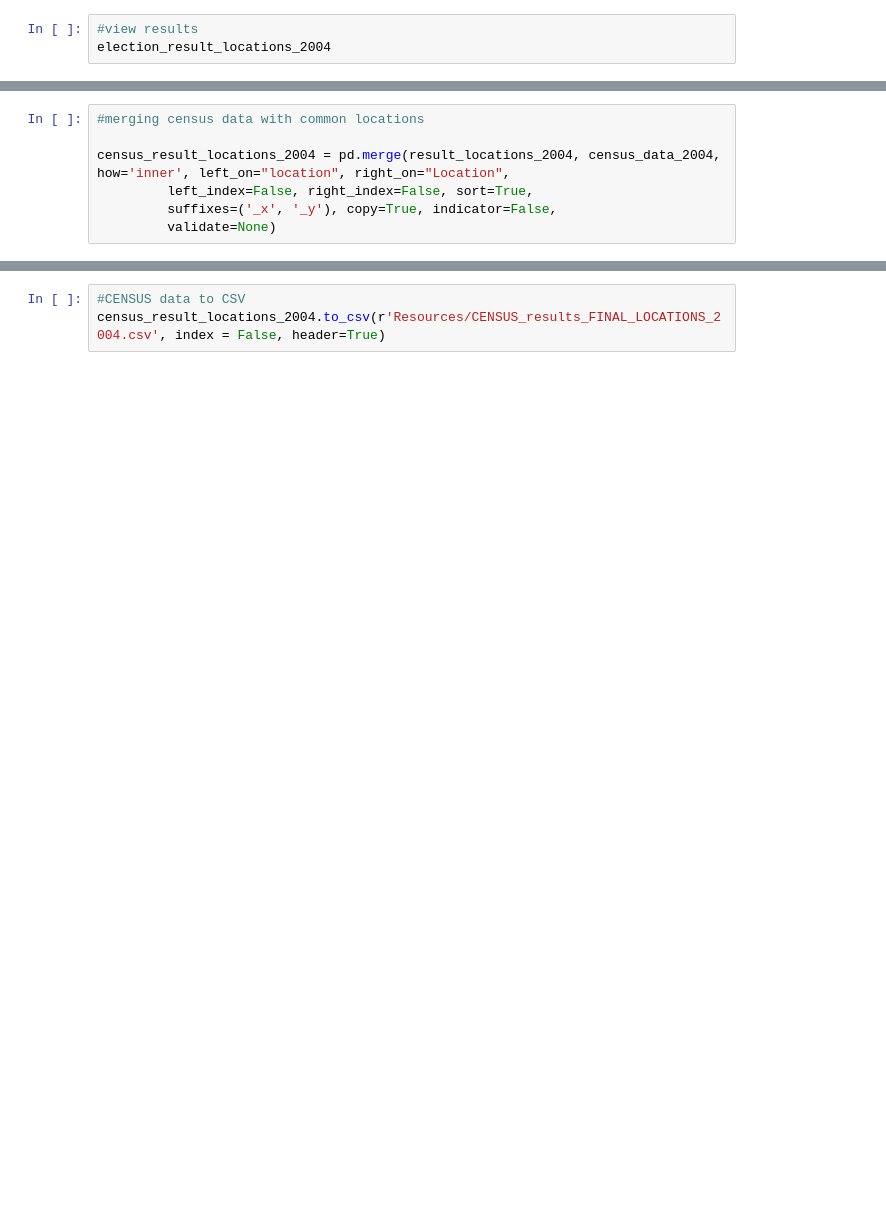
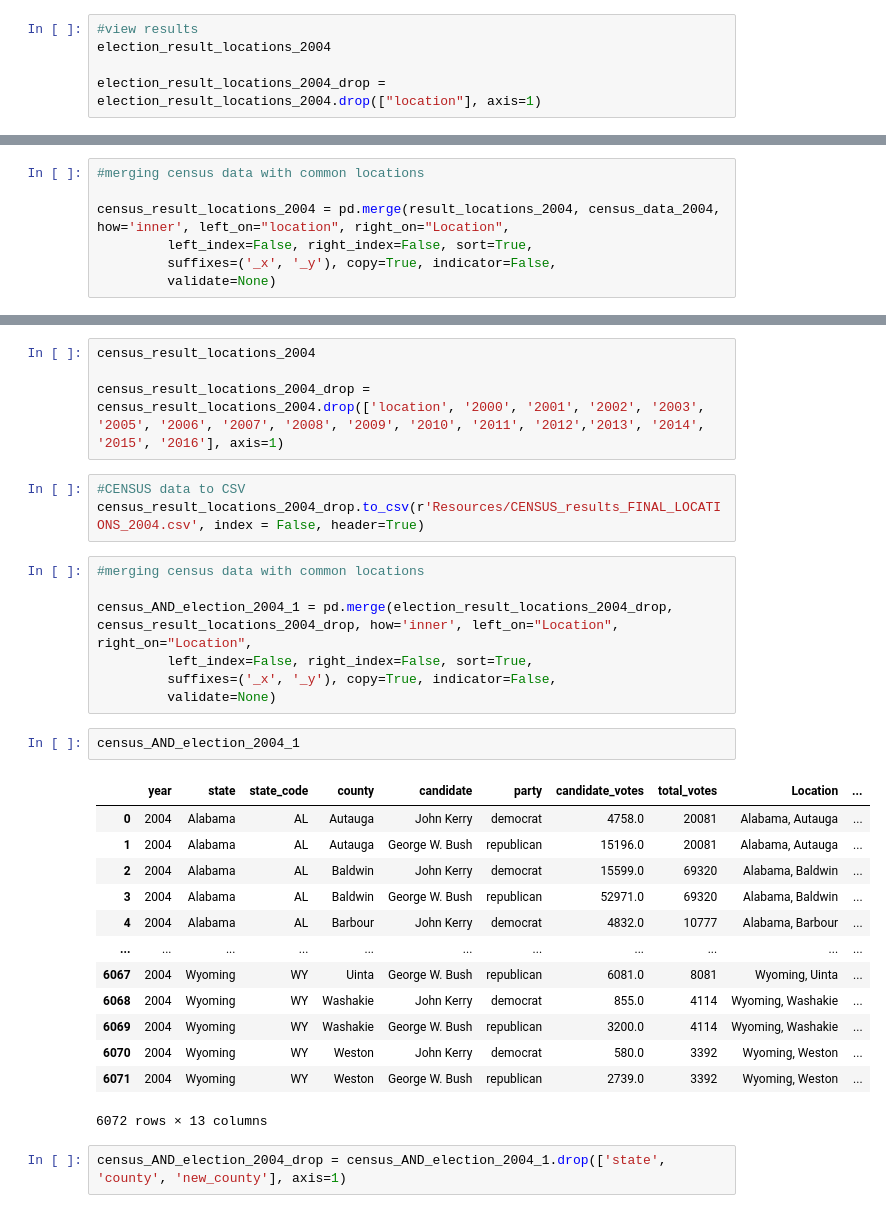
Before and after one commit to jennylynnramz/project1, a Jupyter notebook: county_check2004.ipynb, the cells around one changed output, grey strips where cells are left out. Saved outputs shown, nothing was run; the diff lists cells and outputs as text; blank space fills up the shorter version.

```diff
--- a/county_check2004.ipynb
+++ b/county_check2004.ipynb
@@ -134,3 +138,5 @@ election_result_locations_2004 = pd.merge(result_locations_2004, election_data_2
 # %%
 #view results
 election_result_locations_2004
+
+election_result_locations_2004_drop = election_result_locations_2004.drop(["location"], axis=1)
@@ -177,3 +153,32 @@ census_result_locations_2004
+# %%
+census_result_locations_2004
+
+census_result_locations_2004_drop = census_result_locations_2004.drop(['location', '2000', '2001', '2002', '2003', '2005', '2006', '2007', '2008', '2009', '2010', '2011', '2012','2013', '2014', '2015', '2016'], axis=1)
 # %%
 #CENSUS data to CSV
-census_result_locations_2004.to_csv(r'Resources/CENSUS_results_FINAL_LOCATIONS_2004.csv', index = False, header=True)
+census_result_locations_2004_drop.to_csv(r'Resources/CENSUS_results_FINAL_LOCATIONS_2004.csv', index = False, header=True)
+# %%
+#merging census data with common locations
+
+census_AND_election_2004_1 = pd.merge(election_result_locations_2004_drop, census_result_locations_2004_drop, how='inner', left_on="Location", right_on="Location",
+         left_index=False, right_index=False, sort=True,
+         suffixes=('_x', '_y'), copy=True, indicator=False,
+         validate=None)
+# %%
+census_AND_election_2004_1
+# %% [output]
+|  | year | state | state_code | county | candidate | party | candidate_votes | total_votes | Location | ... |
+| 0 | 2004 | Alabama | AL | Autauga | John Kerry | democrat | 4758.0 | 20081 | Alabama, Autauga | ... |
+| 1 | 2004 | Alabama | AL | Autauga | George W. Bush | republican | 15196.0 | 20081 | Alabama, Autauga | ... |
+| 2 | 2004 | Alabama | AL | Baldwin | John Kerry | democrat | 15599.0 | 69320 | Alabama, Baldwin | ... |
+| 3 | 2004 | Alabama | AL | Baldwin | George W. Bush | republican | 52971.0 | 69320 | Alabama, Baldwin | ... |
+| 4 | 2004 | Alabama | AL | Barbour | John Kerry | democrat | 4832.0 | 10777 | Alabama, Barbour | ... |
+| ... | ... | ... | ... | ... | ... | ... | ... | ... | ... | ... |
+| 6067 | 2004 | Wyoming | WY | Uinta | George W. Bush | republican | 6081.0 | 8081 | Wyoming, Uinta | ... |
+| 6068 | 2004 | Wyoming | WY | Washakie | John Kerry | democrat | 855.0 | 4114 | Wyoming, Washakie | ... |
+| 6069 | 2004 | Wyoming | WY | Washakie | George W. Bush | republican | 3200.0 | 4114 | Wyoming, Washakie | ... |
+| 6070 | 2004 | Wyoming | WY | Weston | John Kerry | democrat | 580.0 | 3392 | Wyoming, Weston | ... |
+| 6071 | 2004 | Wyoming | WY | Weston | George W. Bush | republican | 2739.0 | 3392 | Wyoming, Weston | ... |
+6072 rows × 13 columns
+# %%
+census_AND_election_2004_drop = census_AND_election_2004_1.drop(['state', 'county', 'new_county'], axis=1)
```
Also changed, not shown: parts of 11 cells of this notebook, 10 other files.
